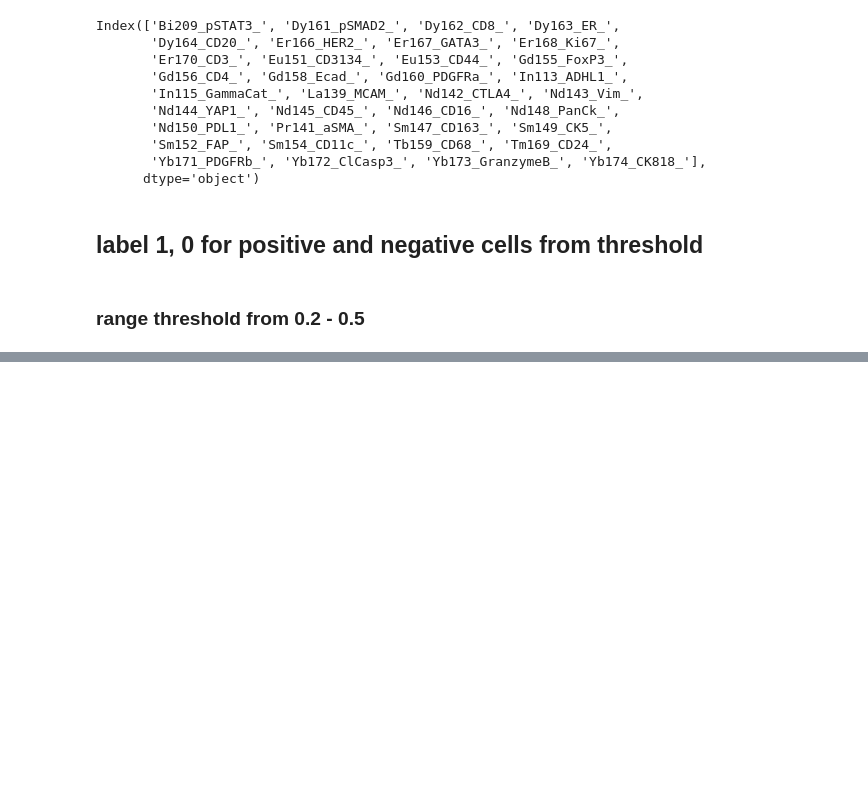
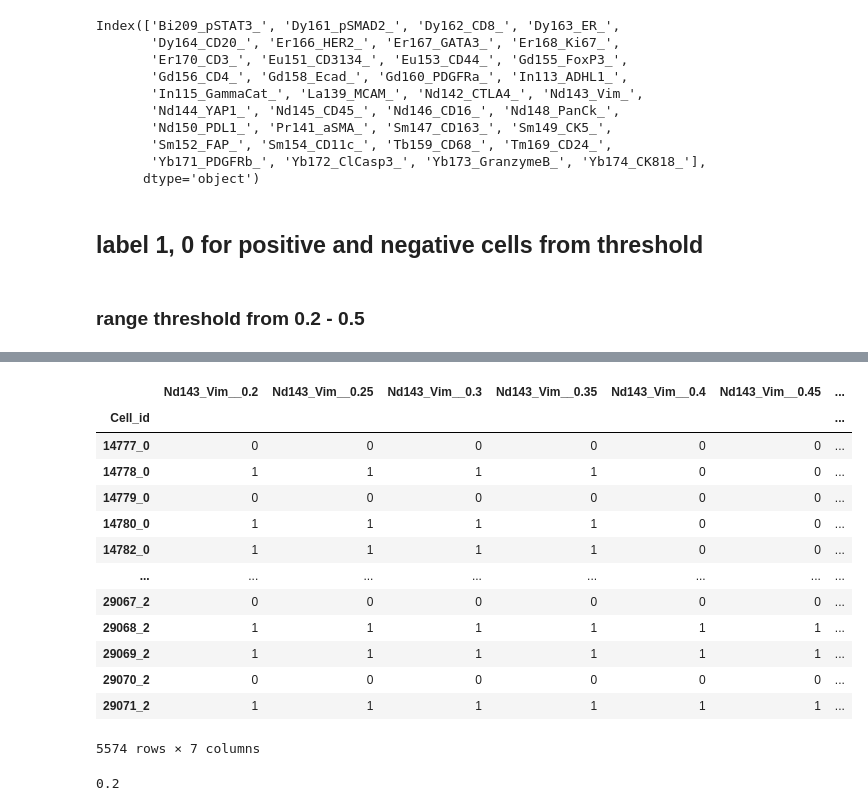
Before and after one commit to PattaWapee/IMCprocess, a Jupyter notebook: notebooks/Spatial_pair_cells/01Create_mask_Json.ipynb, the cells around one changed output, grey strips where cells are left out. Drawn from its saved outputs; the diff is of its cells as text; code cells hidden in the pictures; blank space fills up the shorter version.

```diff
--- a/notebooks/Spatial_pair_cells/01Create_mask_Json.ipynb
+++ b/notebooks/Spatial_pair_cells/01Create_mask_Json.ipynb
@@ -75,0 +60,5 @@ Vim_df = epi_adata.to_df()[['Nd143_Vim_']]
+# %%
+def binary_df(df, threshold):
+    df_binary = df.applymap(lambda x: 1 if x >= threshold else 0)
+    df_binary.columns = [col + '_'+ str(round(threshold,2)) for col in df.columns]
+    return(df_binary)
@@ -75,0 +67,24 @@ Vim_df = epi_adata.to_df()[['Nd143_Vim_']]
+# %%
+Ki67_bi_ls = [binary_df(Ki67_df, i) for i in np.arange(0.2, 0.51, 0.05)]
+Vim_bi_ls = [binary_df(Vim_df, i) for i in np.arange(0.2, 0.51, 0.05)]
+# %%
+pd.concat(Vim_bi_ls, axis=1)
+# %% [output]
+|  | Nd143_Vim__0.2 | Nd143_Vim__0.25 | Nd143_Vim__0.3 | Nd143_Vim__0.35 | Nd143_Vim__0.4 | Nd143_Vim__0.45 | ... |
+| Cell_id |  |  |  |  |  |  | ... |
+| 14777_0 | 0 | 0 | 0 | 0 | 0 | 0 | ... |
+| 14778_0 | 1 | 1 | 1 | 1 | 0 | 0 | ... |
+| 14779_0 | 0 | 0 | 0 | 0 | 0 | 0 | ... |
+| 14780_0 | 1 | 1 | 1 | 1 | 0 | 0 | ... |
+| 14782_0 | 1 | 1 | 1 | 1 | 0 | 0 | ... |
+| ... | ... | ... | ... | ... | ... | ... | ... |
+| 29067_2 | 0 | 0 | 0 | 0 | 0 | 0 | ... |
+| 29068_2 | 1 | 1 | 1 | 1 | 1 | 1 | ... |
+| 29069_2 | 1 | 1 | 1 | 1 | 1 | 1 | ... |
+| 29070_2 | 0 | 0 | 0 | 0 | 0 | 0 | ... |
+| 29071_2 | 1 | 1 | 1 | 1 | 1 | 1 | ... |
+5574 rows × 7 columns
+# %%
+round(0.2, 2)
+# %% [output]
+0.2
```
Also changed, not shown: parts of 2 cells of this notebook, 2 other files.
